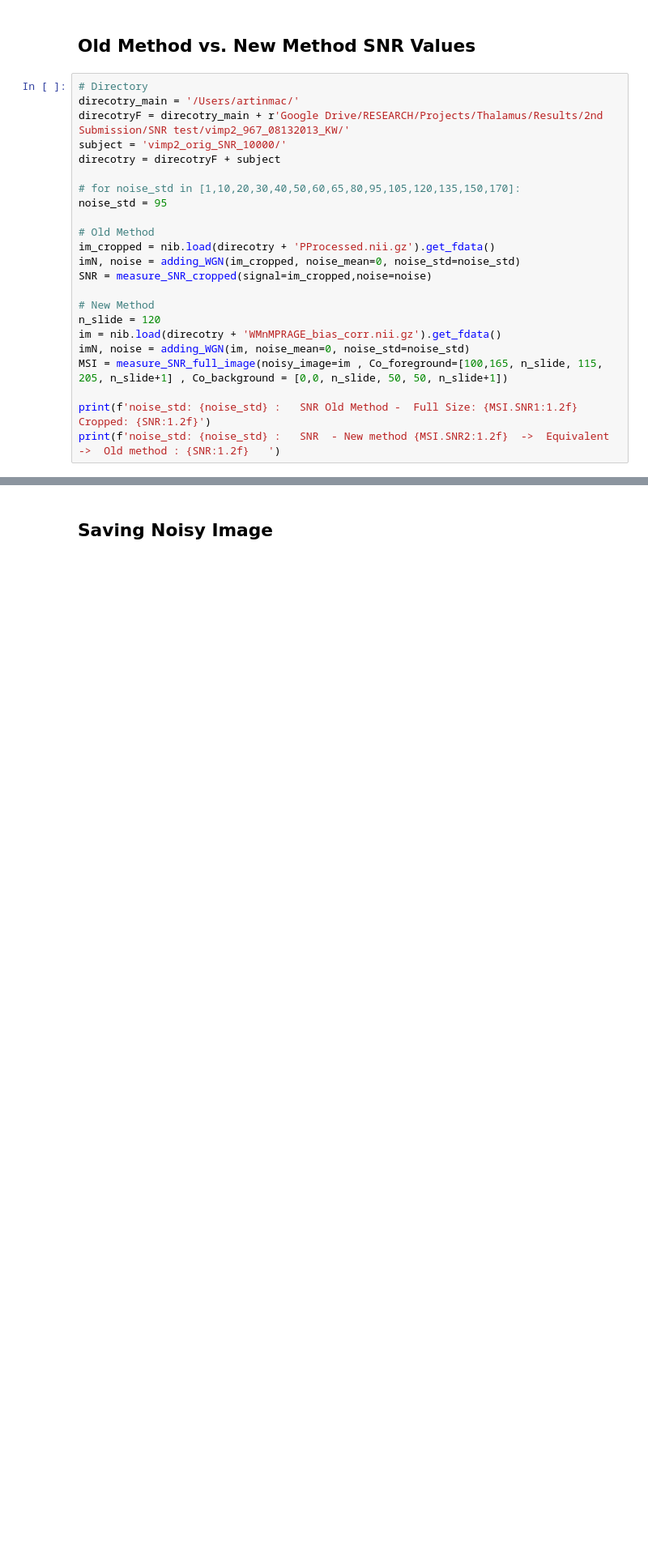
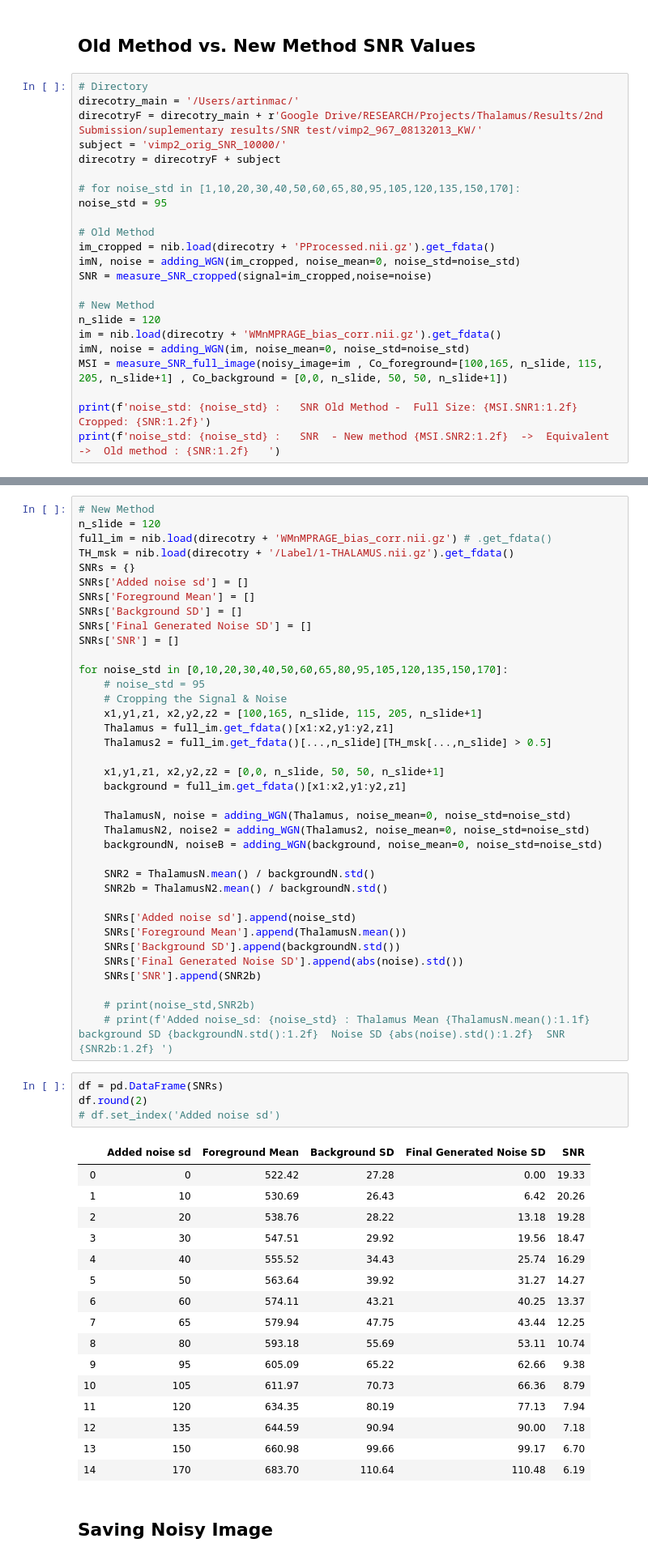
Before and after one commit to artinmajdi/Thalamic-Nuclei-Segmentation, a Jupyter notebook: otherFuncs/measuring_SRN.ipynb, the cells around one changed output, grey strips where cells are left out. Shown: that part at 81% size. Saved outputs shown, nothing was run; the diff lists cells and outputs as text; blank space fills up the shorter version.

```diff
--- a/otherFuncs/measuring_SRN.ipynb
+++ b/otherFuncs/measuring_SRN.ipynb
@@ -72,7 +76,7 @@ def measure_SNR_cropped(signal,noise):
 # %%
 # Directory
 direcotry_main = '/Users/artinmac/'
-direcotryF = direcotry_main + r'Google Drive/RESEARCH/Projects/Thalamus/Results/2nd Submission/SNR test/vimp2_967_08132013_KW/'
+direcotryF = direcotry_main + r'Google Drive/RESEARCH/Projects/Thalamus/Results/2nd Submission/suplementary results/SNR test/vimp2_967_08132013_KW/'
 subject = 'vimp2_orig_SNR_10000/'
 direcotry = direcotryF + subject
 
@@ -98,3 +104,61 @@ noise_std: 95 :   SNR  - New method 19.15  ->  Equivalent ->  Old method : 17.08
+# %%
+# New Method
+n_slide = 120
+full_im = nib.load(direcotry + 'WMnMPRAGE_bias_corr.nii.gz') # .get_fdata()
+TH_msk = nib.load(direcotry + '/Label/1-THALAMUS.nii.gz').get_fdata()
+SNRs = {}
+SNRs['Added noise sd'] = []
+SNRs['Foreground Mean'] = []
+SNRs['Background SD'] = []
+SNRs['Final Generated Noise SD'] = []
+SNRs['SNR'] = []
+
+for noise_std in [0,10,20,30,40,50,60,65,80,95,105,120,135,150,170]:
+    # noise_std = 95
+    # Cropping the Signal & Noise
+    x1,y1,z1, x2,y2,z2 = [100,165, n_slide, 115, 205, n_slide+1]
+    Thalamus = full_im.get_fdata()[x1:x2,y1:y2,z1]
+    Thalamus2 = full_im.get_fdata()[...,n_slide][TH_msk[...,n_slide] > 0.5]
+
+    x1,y1,z1, x2,y2,z2 = [0,0, n_slide, 50, 50, n_slide+1]
+    background = full_im.get_fdata()[x1:x2,y1:y2,z1]
+
+    ThalamusN, noise = adding_WGN(Thalamus, noise_mean=0, noise_std=noise_std)
+    ThalamusN2, noise2 = adding_WGN(Thalamus2, noise_mean=0, noise_std=noise_std)
+    backgroundN, noiseB = adding_WGN(background, noise_mean=0, noise_std=noise_std)
+
+    SNR2 = ThalamusN.mean() / backgroundN.std()
+    SNR2b = ThalamusN2.mean() / backgroundN.std()
+
+    SNRs['Added noise sd'].append(noise_std)
+    SNRs['Foreground Mean'].append(ThalamusN.mean())
+    SNRs['Background SD'].append(backgroundN.std())
+    SNRs['Final Generated Noise SD'].append(abs(noise).std())
+    SNRs['SNR'].append(SNR2b)
+
+    # print(noise_std,SNR2b)
+    # print(f'Added noise_sd: {noise_std} : Thalamus Mean {ThalamusN.mean():1.1f}  background SD {backgroundN.std():1.2f}  Noise SD {abs(noise).std():1.2f}  SNR {SNR2b:1.2f} ')
+# %%
+df = pd.DataFrame(SNRs)
+df.round(2)
+# df.set_index('Added noise sd')
+# %% [output]
+|  | Added noise sd | Foreground Mean | Background SD | Final Generated Noise SD | SNR |
+| 0 | 0 | 522.42 | 27.28 | 0.00 | 19.33 |
+| 1 | 10 | 530.69 | 26.43 | 6.42 | 20.26 |
+| 2 | 20 | 538.76 | 28.22 | 13.18 | 19.28 |
+| 3 | 30 | 547.51 | 29.92 | 19.56 | 18.47 |
+| 4 | 40 | 555.52 | 34.43 | 25.74 | 16.29 |
+| 5 | 50 | 563.64 | 39.92 | 31.27 | 14.27 |
+| 6 | 60 | 574.11 | 43.21 | 40.25 | 13.37 |
+| 7 | 65 | 579.94 | 47.75 | 43.44 | 12.25 |
+| 8 | 80 | 593.18 | 55.69 | 53.11 | 10.74 |
+| 9 | 95 | 605.09 | 65.22 | 62.66 | 9.38 |
+| 10 | 105 | 611.97 | 70.73 | 66.36 | 8.79 |
+| 11 | 120 | 634.35 | 80.19 | 77.13 | 7.94 |
+| 12 | 135 | 644.59 | 90.94 | 90.00 | 7.18 |
+| 13 | 150 | 660.98 | 99.66 | 99.17 | 6.70 |
+| 14 | 170 | 683.70 | 110.64 | 110.48 | 6.19 |
 # %% [markdown]
 ## Saving Noisy Image
 # %%
```
Also changed, not shown: parts of 4 cells of this notebook.
